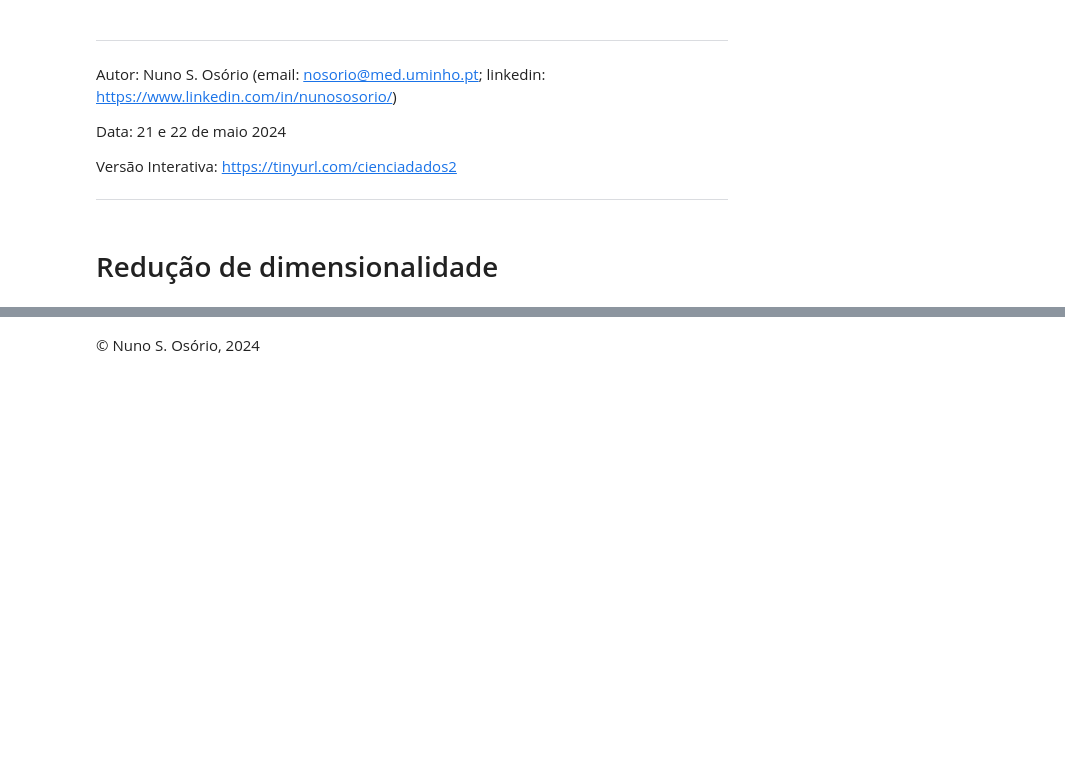
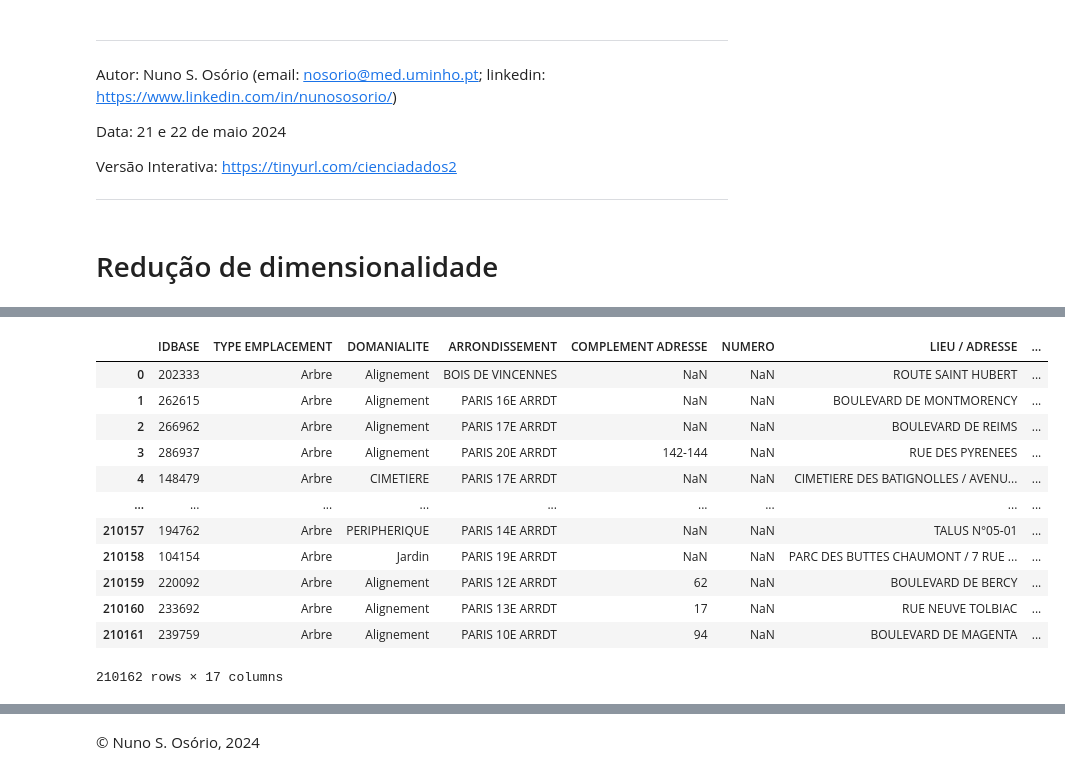
Before and after one commit to nunososorio/medicaldatascience, a Jupyter notebook: dataproc_c2.ipynb, the cells around one changed output, grey strips where cells are left out. Cells and saved outputs as stored; diff of their text form; code cells hidden in the pictures; blank space fills up the shorter version.

```diff
--- a/dataproc_c2.ipynb
+++ b/dataproc_c2.ipynb
@@ -31,0 +35,18 @@ display(HTML(iframe_code))
+# %%
+import pandas as pd
+df = pd.read_excel("les-arbres.xlsx")
+df
+# %% [output]
+|  | IDBASE | TYPE EMPLACEMENT | DOMANIALITE | ARRONDISSEMENT | COMPLEMENT ADRESSE | NUMERO | LIEU / ADRESSE | ... |
+| 0 | 202333 | Arbre | Alignement | BOIS DE VINCENNES | NaN | NaN | ROUTE SAINT HUBERT | ... |
+| 1 | 262615 | Arbre | Alignement | PARIS 16E ARRDT | NaN | NaN | BOULEVARD DE MONTMORENCY | ... |
+| 2 | 266962 | Arbre | Alignement | PARIS 17E ARRDT | NaN | NaN | BOULEVARD DE REIMS | ... |
+| 3 | 286937 | Arbre | Alignement | PARIS 20E ARRDT | 142-144 | NaN | RUE DES PYRENEES | ... |
+| 4 | 148479 | Arbre | CIMETIERE | PARIS 17E ARRDT | NaN | NaN | CIMETIERE DES BATIGNOLLES / AVENU... | ... |
+| ... | ... | ... | ... | ... | ... | ... | ... | ... |
+| 210157 | 194762 | Arbre | PERIPHERIQUE | PARIS 14E ARRDT | NaN | NaN | TALUS N°05-01 | ... |
+| 210158 | 104154 | Arbre | Jardin | PARIS 19E ARRDT | NaN | NaN | PARC DES BUTTES CHAUMONT / 7 RUE ... | ... |
+| 210159 | 220092 | Arbre | Alignement | PARIS 12E ARRDT | 62 | NaN | BOULEVARD DE BERCY | ... |
+| 210160 | 233692 | Arbre | Alignement | PARIS 13E ARRDT | 17 | NaN | RUE NEUVE TOLBIAC | ... |
+| 210161 | 239759 | Arbre | Alignement | PARIS 10E ARRDT | 94 | NaN | BOULEVARD DE MAGENTA | ... |
+210162 rows × 17 columns
```
Also changed, not shown: parts of 5 cells of this notebook.
